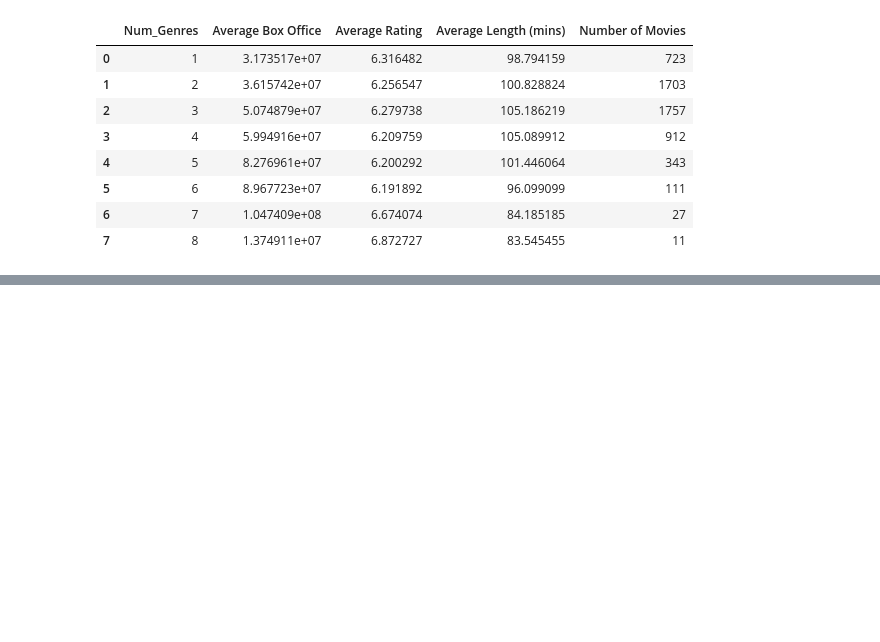
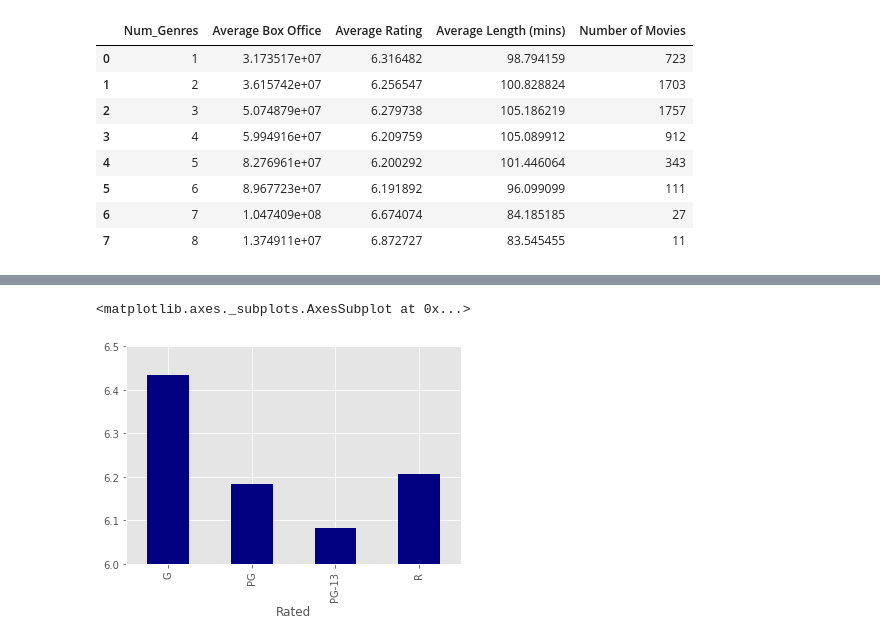
Before and after one commit to Lweston75/Project-One, a Jupyter notebook: ESPgraphs.ipynb, the cells around one changed output, grey strips where cells are left out. Saved outputs shown, nothing was run; the diff lists cells and outputs as text; code cells hidden in the pictures; blank space fills up the shorter version.

```diff
--- a/ESPgraphs.ipynb
+++ b/ESPgraphs.ipynb
@@ -110,0 +207,13 @@ numGenres_df.plot.line('Num_Genres','Average Length (mins)')
+# %%
+rated_df_rating = movie_df.groupby('Rated').agg({
+    "IMDb Rating":'mean',
+    "Const":'count',
+    'Box_Office':'mean',
+    'Num_Genres':'mean'
+
+}).reset_index()
+rated_df_rating = rated_df_rating[rated_df_rating['Rated'].isin(['G','PG','PG-13','R'])]
+rated_df_rating.plot.bar('Rated', 'IMDb Rating', ylim = (6.0, 6.5), color = 'navy', legend = False)
+# %% [output]
+<matplotlib.axes._subplots.AxesSubplot at 0x...>
+[figure, added]
```
Also changed, not shown: parts of 17 cells of this notebook, 4 other files.
